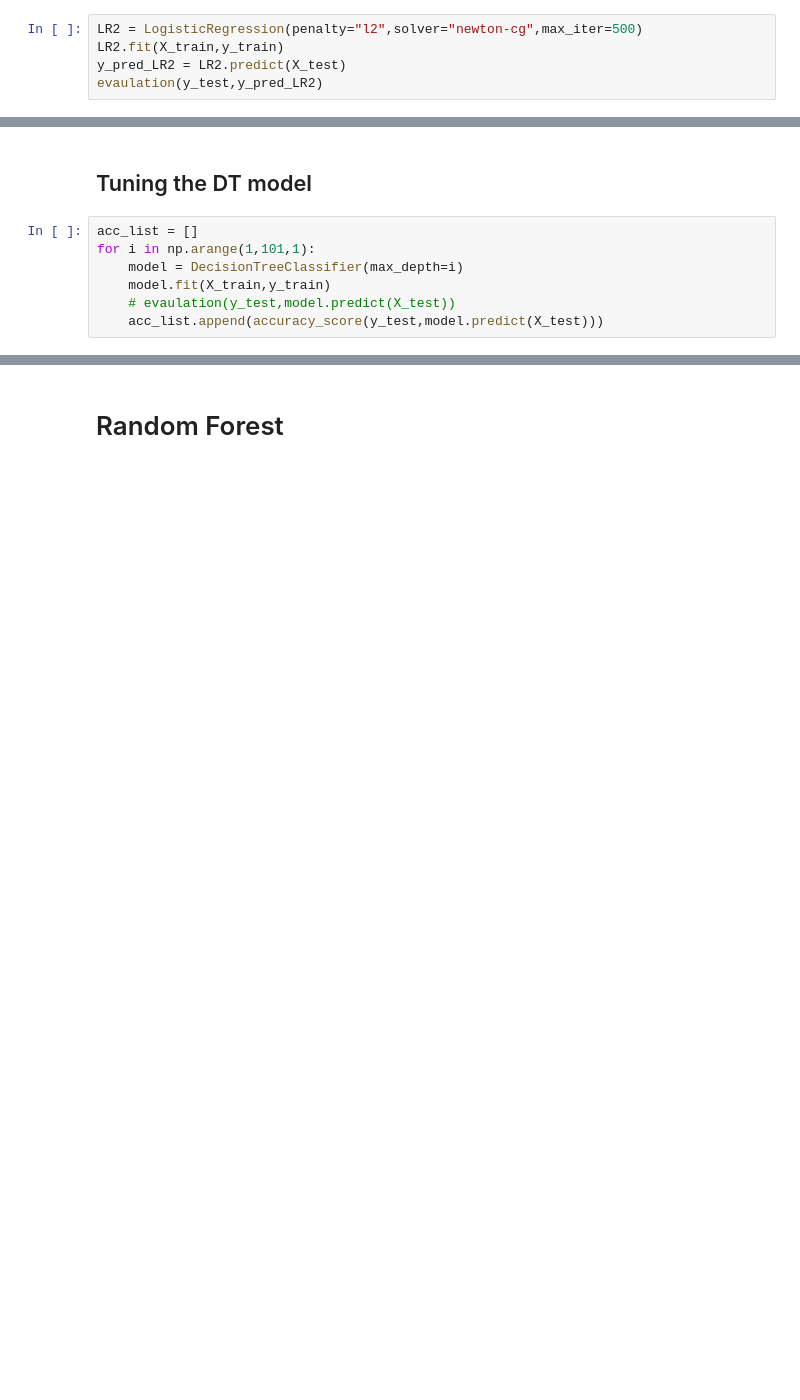
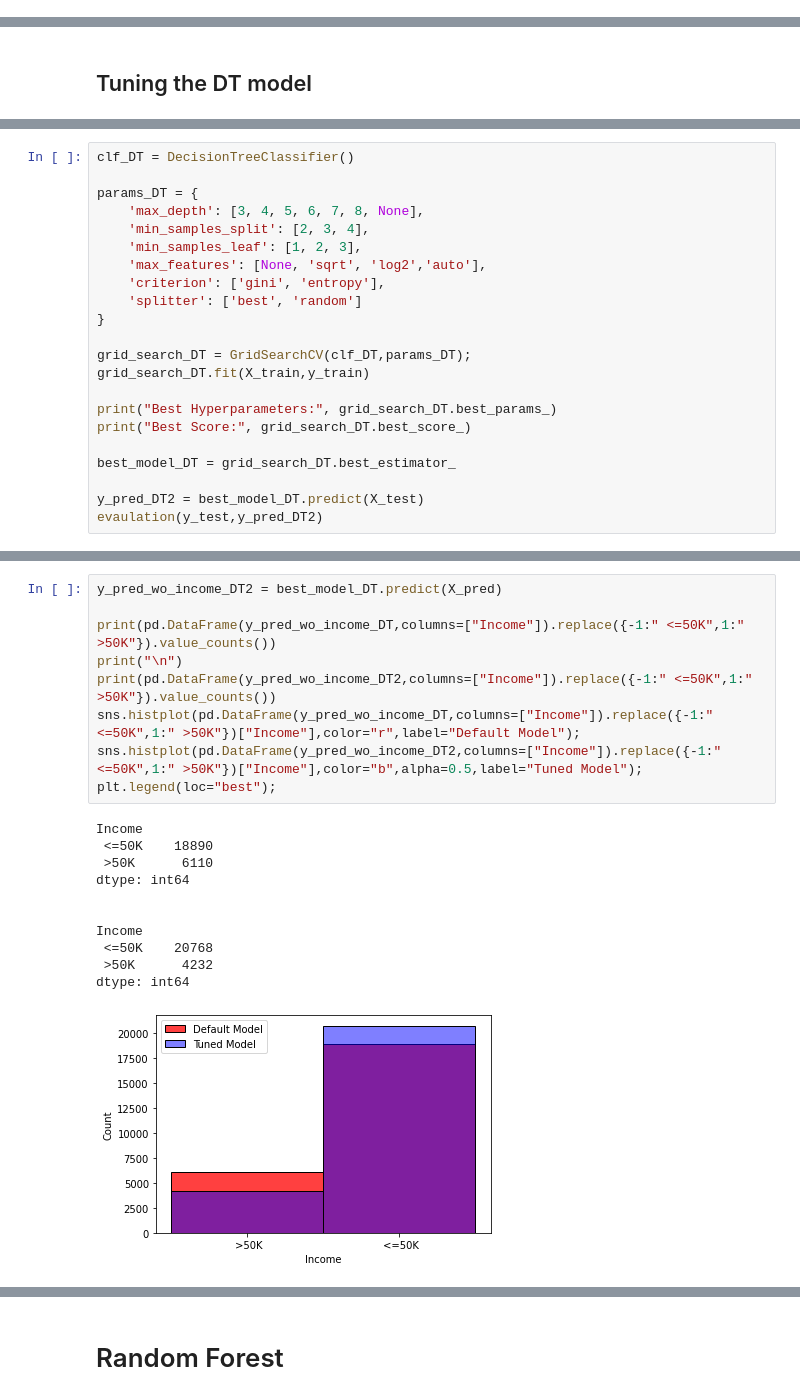
Before and after one commit to Kshitij301199/Income_Classification, a Jupyter notebook: models.ipynb, the cells around one changed output, grey strips where cells are left out. Drawn from its saved outputs; the diff is of its cells as text; blank space fills up the shorter version.

```diff
--- a/models.ipynb
+++ b/models.ipynb
@@ -167,8 +175,3 @@ F1 Score : 63.38%
 Confusion Matrix :
 [[709  46]
  [110 135]]
-# %%
-LR2 = LogisticRegression(penalty="l2",solver="newton-cg",max_iter=500)
-LR2.fit(X_train,y_train)
-y_pred_LR2 = LR2.predict(X_test)
-evaulation(y_test,y_pred_LR2)
@@ -218,10 +209,3 @@ dtype: int64
 [figure]
 # %% [markdown]
 ## Tuning the DT model
-# %%
-acc_list = []
-for i in np.arange(1,101,1):
-    model = DecisionTreeClassifier(max_depth=i)
-    model.fit(X_train,y_train)
-    # evaulation(y_test,model.predict(X_test))
-    acc_list.append(accuracy_score(y_test,model.predict(X_test)))
@@ -236,0 +212,22 @@ np.arange(1,101,1)[np.argmax(acc_list)]
+# %%
+clf_DT = DecisionTreeClassifier()
+
+params_DT = {
+    'max_depth': [3, 4, 5, 6, 7, 8, None],
+    'min_samples_split': [2, 3, 4],
+    'min_samples_leaf': [1, 2, 3],
+    'max_features': [None, 'sqrt', 'log2','auto'],
+    'criterion': ['gini', 'entropy'],
+    'splitter': ['best', 'random']
+}
+
+grid_search_DT = GridSearchCV(clf_DT,params_DT);
+grid_search_DT.fit(X_train,y_train)
+
+print("Best Hyperparameters:", grid_search_DT.best_params_)
+print("Best Score:", grid_search_DT.best_score_)
+
+best_model_DT = grid_search_DT.best_estimator_
+
+y_pred_DT2 = best_model_DT.predict(X_test)
+evaulation(y_test,y_pred_DT2)
@@ -237 +246,22 @@ np.arange(1,101,1)[np.argmax(acc_list)]
+# %%
+y_pred_wo_income_DT2 = best_model_DT.predict(X_pred)
+
+print(pd.DataFrame(y_pred_wo_income_DT,columns=["Income"]).replace({-1:" <=50K",1:" >50K"}).value_counts())
+print("\n")
+print(pd.DataFrame(y_pred_wo_income_DT2,columns=["Income"]).replace({-1:" <=50K",1:" >50K"}).value_counts())
+sns.histplot(pd.DataFrame(y_pred_wo_income_DT,columns=["Income"]).replace({-1:" <=50K",1:" >50K"})["Income"],color="r",label="Default Model");
+sns.histplot(pd.DataFrame(y_pred_wo_income_DT2,columns=["Income"]).replace({-1:" <=50K",1:" >50K"})["Income"],color="b",alpha=0.5,label="Tuned Model");
+plt.legend(loc="best");
+# %% [output]
+Income
+ <=50K    18890
+ >50K      6110
+dtype: int64
+
+
+Income
+ <=50K    20768
+ >50K      4232
+dtype: int64
+[figure, added]
 # %%
```
Also changed, not shown: parts of 64 cells of this notebook.
